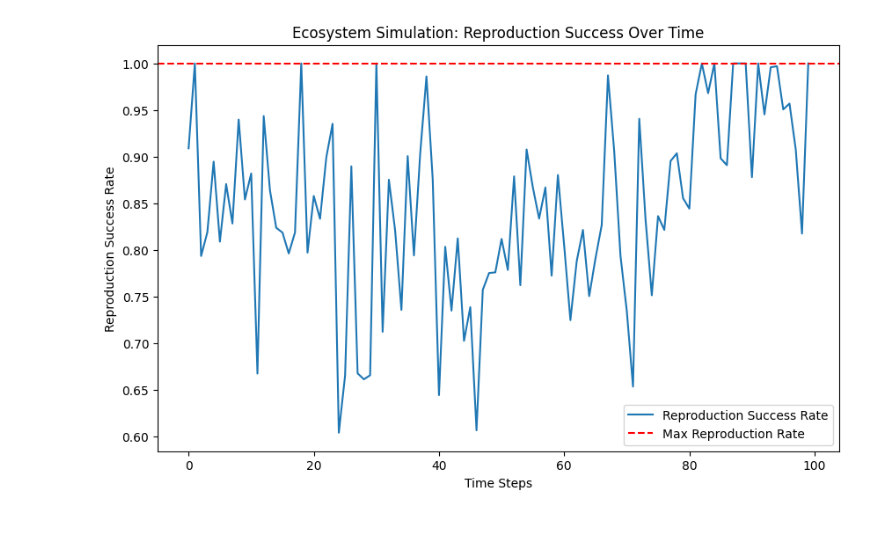
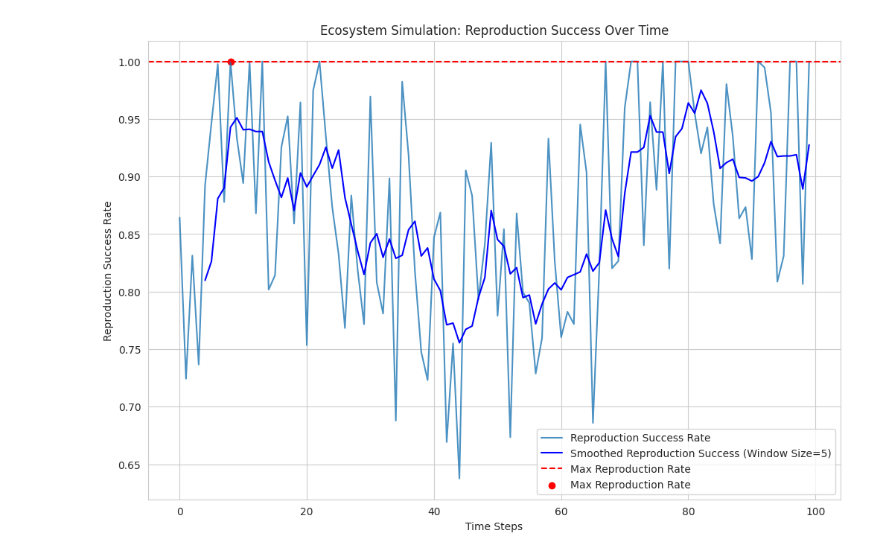
Before and after one commit to cr9294/2024-Data-insights, a Jupyter notebook: 1/1.4.ipynb, the cells around one changed output. Drawn from its saved outputs; the diff is of its cells as text; code cells hidden in the pictures; blank space fills up the shorter version.

```diff
--- a/1/1.4.ipynb
+++ b/1/1.4.ipynb
@@ -37,34 +37,44 @@ class Ecosystem:
             # Calculate reproduction success with additional variability
             reproduction_success = 1 - abs(0.5 - self.gender_ratio) + 0.1 * np.random.randn()  # Example metric with added randomness
             reproduction_success = max(0, min(1, reproduction_success))  # Ensure reproduction success remains within [0, 1]
 
             self.reproduction_success_history.append(reproduction_success)
 
 if __name__ == "__main__":
     initial_gender_ratio = 0.45
     initial_resource_availability = 0.05
     ecosystem = Ecosystem(initial_gender_ratio, initial_resource_availability)
     num_agents = 100
     for _ in range(num_agents):
         gender = np.random.choice(["male", "female"])
         growth_rate = np.random.uniform(low=0.1, high=0.6)
         agent = EelAgent(gender, growth_rate)
         ecosystem.agents.append(agent)
 
+    import matplotlib.pyplot as plt
+    import numpy as np
+
     # Simulate 100 time steps
     ecosystem.simulate(100)
 
+    # Smooth the reproduction success history using a moving average
+    window_size = 5
+    reproduction_success_smoothed = np.convolve(ecosystem.reproduction_success_history, np.ones(window_size)/window_size, mode='valid')
+
     # Visualization
-    plt.figure(figsize=(10, 6))
-    plt.plot(ecosystem.reproduction_success_history, label='Reproduction Success Rate')
+    plt.figure(figsize=(12, 8))
 
-    # Find the position of the highest reproduction rate
+    plt.plot(ecosystem.reproduction_success_history, label='Reproduction Success Rate', alpha=0.8)
+    plt.plot(np.arange(window_size-1, 100), reproduction_success_smoothed, label=f'Smoothed Reproduction Success (Window Size={window_size})', color='blue')
     max_reproduction_rate_index = np.argmax(ecosystem.reproduction_success_history)
     plt.axhline(y=ecosystem.reproduction_success_history[max_reproduction_rate_index], color='red', linestyle='--', label='Max Reproduction Rate')
+    plt.scatter(max_reproduction_rate_index, ecosystem.reproduction_success_history[max_reproduction_rate_index], color='red', marker='o', label='Max Reproduction Rate')
+
     plt.xlabel('Time Steps')
     plt.ylabel('Reproduction Success Rate')
     plt.legend()
     plt.title('Ecosystem Simulation: Reproduction Success Over Time')
+    plt.grid(True)
     plt.show()
 # %% [output]
-[figure, old version]
+[figure, new version]
```
Also changed, not shown: 11 other files.
